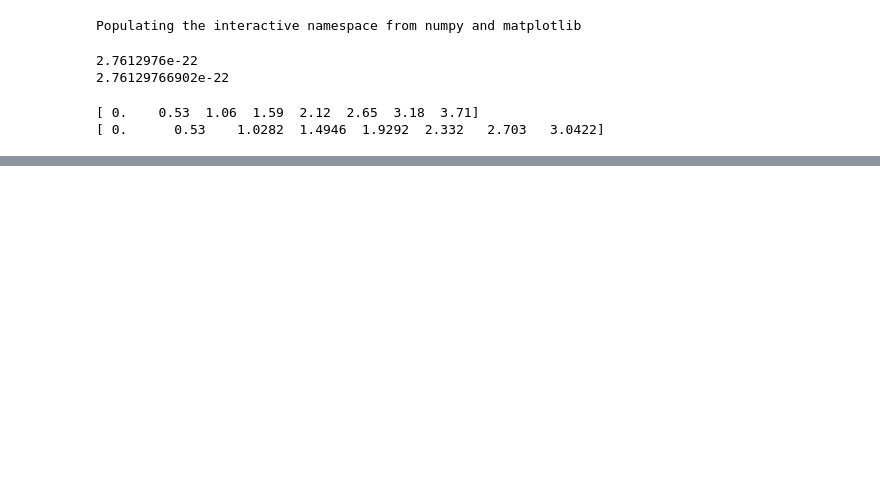
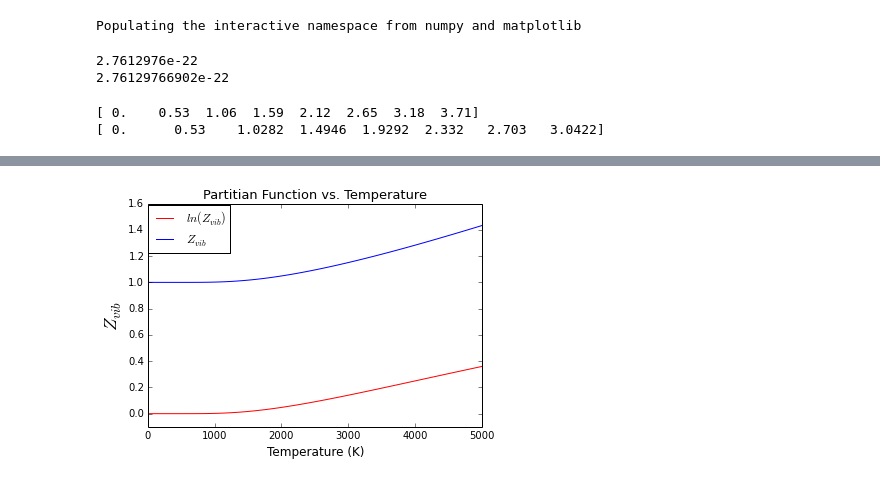
Before and after one commit to abardess/PHYS202-S14, a Jupyter notebook: ThermalCA3.ipynb, the cells around one changed output, grey strips where cells are left out. Saved outputs shown, nothing was run; the diff lists cells and outputs as text; code cells hidden in the pictures; blank space fills up the shorter version.

```diff
--- a/ThermalCA3.ipynb
+++ b/ThermalCA3.ipynb
@@ -40,0 +62,27 @@ print E_anh
+# %%
+T = np.arange(1.0, 5100.0, 50.0)
+k = 8.6173324*10**-5 #eV/K
+
+Z_vib = []
+lnZ_vib = []
+for i in T:
+    Z_vib_n = 0
+    for n in E_anh:
+        Z_vib_n += np.exp(-n/(k*i))
+    Z_vib.append(Z_vib_n)
+    lnZ_vib.append(np.log(Z_vib_n))
+# %%
+plt.plot(T, lnZ_vib, 'r', label = r'$ln(Z_{vib})$')
+plt.plot(T, Z_vib, label = r'$Z_{vib}$')
+
+plt.ylim(-.1, 1.6)
+plt.xlim(0, 5000)
+
+plt.title('Partitian Function vs. Temperature', fontsize = 13)
+plt.xlabel('Temperature (K)', fontsize = 12)
+plt.ylabel(r'$Z_{vib}$', fontsize = 18)
+plt.legend(loc = (0, .777))
+
+plt.show()
+# %% [output]
+[figure, added]
```
Also changed, not shown: parts of 4 cells of this notebook.
